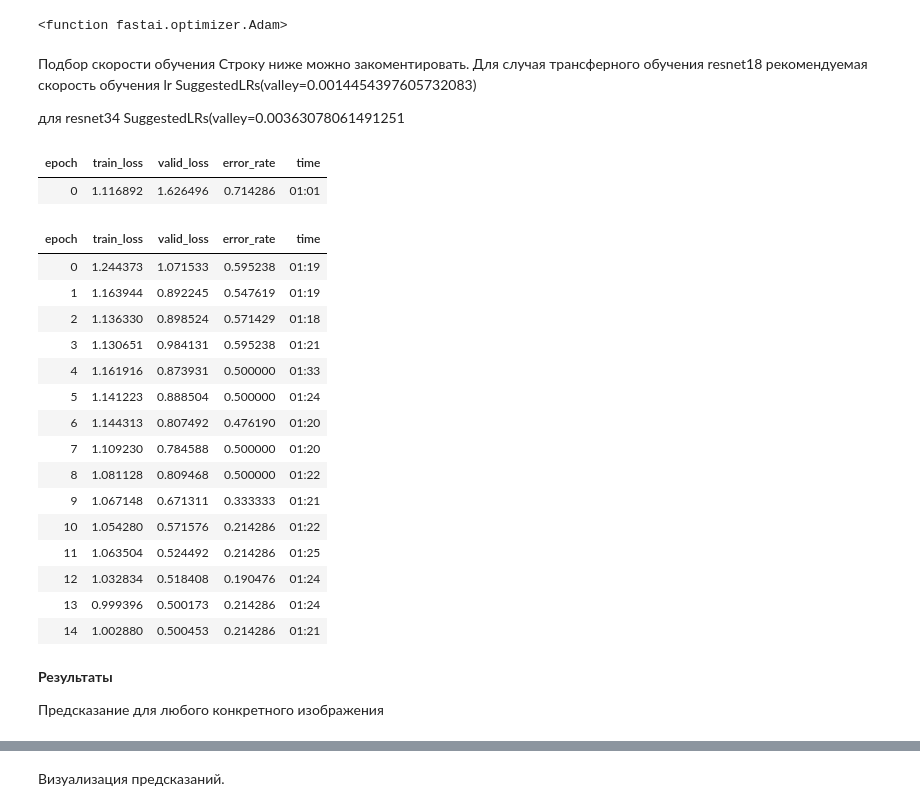
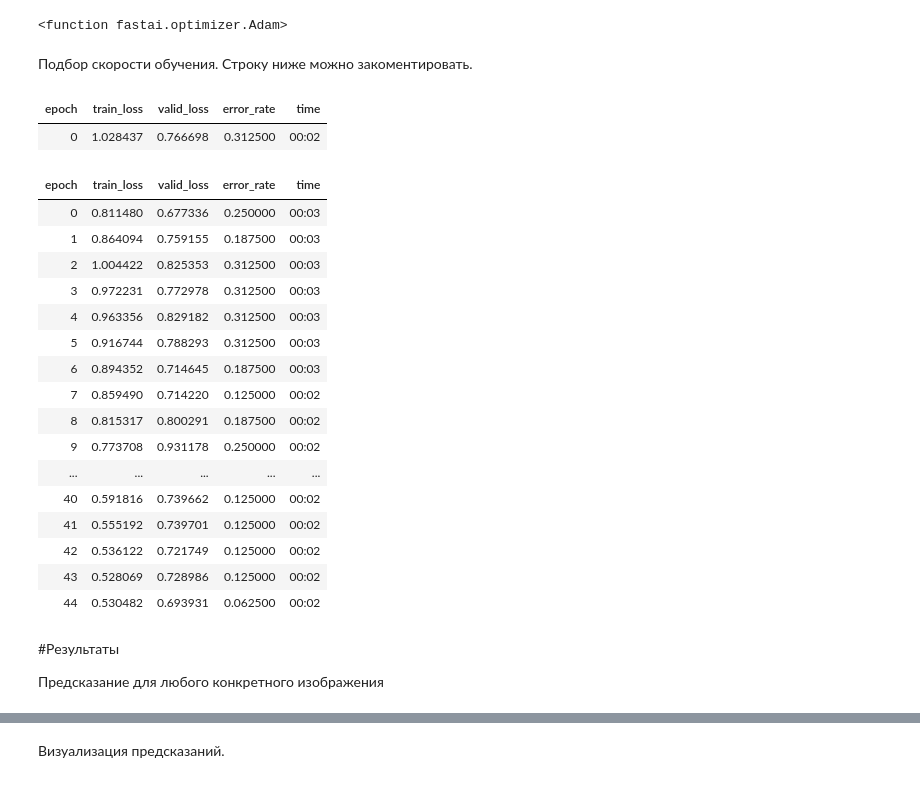
Before and after one commit to Mechanics-Mechatronics-and-Robotics/Pattern_recognition_spr_2022, a Jupyter notebook: Diaphanoscopy_template.ipynb, the cells around one changed output, grey strips where cells are left out. Drawn from its saved outputs; the diff is of its cells as text; code cells hidden in the pictures.

```diff
--- a/Diaphanoscopy_template.ipynb
+++ b/Diaphanoscopy_template.ipynb
@@ -37,8 +37,8 @@ files[0],files[2]
 
 Используется DataBlock и DataLoader. Разметка данных осуществляется по названиям папок с помощью функции parent_label.
 # %%
-IRI_data = DataBlock(
+ds = DataBlock(
     blocks=(ImageBlock, CategoryBlock),
     get_items=get_image_files,
-    splitter=RandomSplitter(valid_pct=0.2,seed=42),
+    splitter=RandomSplitter(valid_pct=0.3,seed=42),
     get_y=parent_label)
@@ -47,2 +50,3 @@ IRI_data = IRI_data.new(item_tfms=Resize(224),batch_tfms=aug_transforms(mult=2))
 # %%
-# bears = bears.new(item_tfms=RandomResizedCrop(128, min_scale=0.3))
+ds = ds.new(item_tfms=RandomResizedCrop(128, min_scale=0.6),
+            batch_tfms=aug_transforms(mult=2, do_flip=False, max_lighting=0.3, max_warp=0.1))
@@ -49,5 +57,5 @@ IRI_data = IRI_data.new(item_tfms=Resize(224),batch_tfms=aug_transforms(mult=2))
 # %%
-dls = IRI_data.dataloaders(path)
+dls = ds.dataloaders(path,bs=8,shuffle=True)
 # %% [markdown]
 Просмотр примера изображений
 # %%
@@ -59,7 +67,7 @@ dls.show_batch(max_n=9, nrows=2, unique=True)
 # %%
 #??cnn_learner
 # %%
-learn = cnn_learner(dls,resnet34,metrics=error_rate,pretrained=True,lr=0.00363)
+learn = cnn_learner(dls,resnet34,metrics=error_rate,pretrained=True,lr=1e-4)
 # %% [markdown]
 Целевая функция
 # %%
@@ -72,12 +80,7 @@ FlattenedLoss of CrossEntropyLoss()
 learn.opt_func
 # %% [output]
 <function fastai.optimizer.Adam>
-# %% [markdown]
-Подбор скорости обучения
-Строку ниже можно закоментировать. Для случая трансферного обучения resnet18 рекомендуемая скорость обучения lr
-SuggestedLRs(valley=0.0014454397605732083)
-
-для resnet34
-SuggestedLRs(valley=0.00363078061491251
+# %% [markdown]
+Подбор скорости обучения. Строку ниже можно закоментировать.
 # %%
 # hide
@@ -85,26 +88,27 @@ SuggestedLRs(valley=0.00363078061491251
 # %%
-learn.fine_tune(15)
+learn.fine_tune(45)
 # %% [output]
 | epoch | train_loss | valid_loss | error_rate | time |
-| 0 | 1.116892 | 1.626496 | 0.714286 | 01:01 |
+| 0 | 1.028437 | 0.766698 | 0.312500 | 00:02 |
 | epoch | train_loss | valid_loss | error_rate | time |
-| 0 | 1.244373 | 1.071533 | 0.595238 | 01:19 |
-| 1 | 1.163944 | 0.892245 | 0.547619 | 01:19 |
-| 2 | 1.136330 | 0.898524 | 0.571429 | 01:18 |
-| 3 | 1.130651 | 0.984131 | 0.595238 | 01:21 |
-| 4 | 1.161916 | 0.873931 | 0.500000 | 01:33 |
-| 5 | 1.141223 | 0.888504 | 0.500000 | 01:24 |
-| 6 | 1.144313 | 0.807492 | 0.476190 | 01:20 |
-| 7 | 1.109230 | 0.784588 | 0.500000 | 01:20 |
-| 8 | 1.081128 | 0.809468 | 0.500000 | 01:22 |
-| 9 | 1.067148 | 0.671311 | 0.333333 | 01:21 |
-| 10 | 1.054280 | 0.571576 | 0.214286 | 01:22 |
-| 11 | 1.063504 | 0.524492 | 0.214286 | 01:25 |
-| 12 | 1.032834 | 0.518408 | 0.190476 | 01:24 |
-| 13 | 0.999396 | 0.500173 | 0.214286 | 01:24 |
-| 14 | 1.002880 | 0.500453 | 0.214286 | 01:21 |
+| 0 | 0.811480 | 0.677336 | 0.250000 | 00:03 |
+| 1 | 0.864094 | 0.759155 | 0.187500 | 00:03 |
+| 2 | 1.004422 | 0.825353 | 0.312500 | 00:03 |
+| 3 | 0.972231 | 0.772978 | 0.312500 | 00:03 |
+| 4 | 0.963356 | 0.829182 | 0.312500 | 00:03 |
+| 5 | 0.916744 | 0.788293 | 0.312500 | 00:03 |
+| 6 | 0.894352 | 0.714645 | 0.187500 | 00:03 |
+| 7 | 0.859490 | 0.714220 | 0.125000 | 00:02 |
+| 8 | 0.815317 | 0.800291 | 0.187500 | 00:02 |
+| 9 | 0.773708 | 0.931178 | 0.250000 | 00:02 |
+| ... | ... | ... | ... | ... |
+| 40 | 0.591816 | 0.739662 | 0.125000 | 00:02 |
+| 41 | 0.555192 | 0.739701 | 0.125000 | 00:02 |
+| 42 | 0.536122 | 0.721749 | 0.125000 | 00:02 |
+| 43 | 0.528069 | 0.728986 | 0.125000 | 00:02 |
+| 44 | 0.530482 | 0.693931 | 0.062500 | 00:02 |
 # %% [markdown]
-**Результаты**
+#Результаты
 
 Предсказание для любого конкретного изображения
 # %%
```
Also changed, not shown: parts of 31 cells of this notebook.
